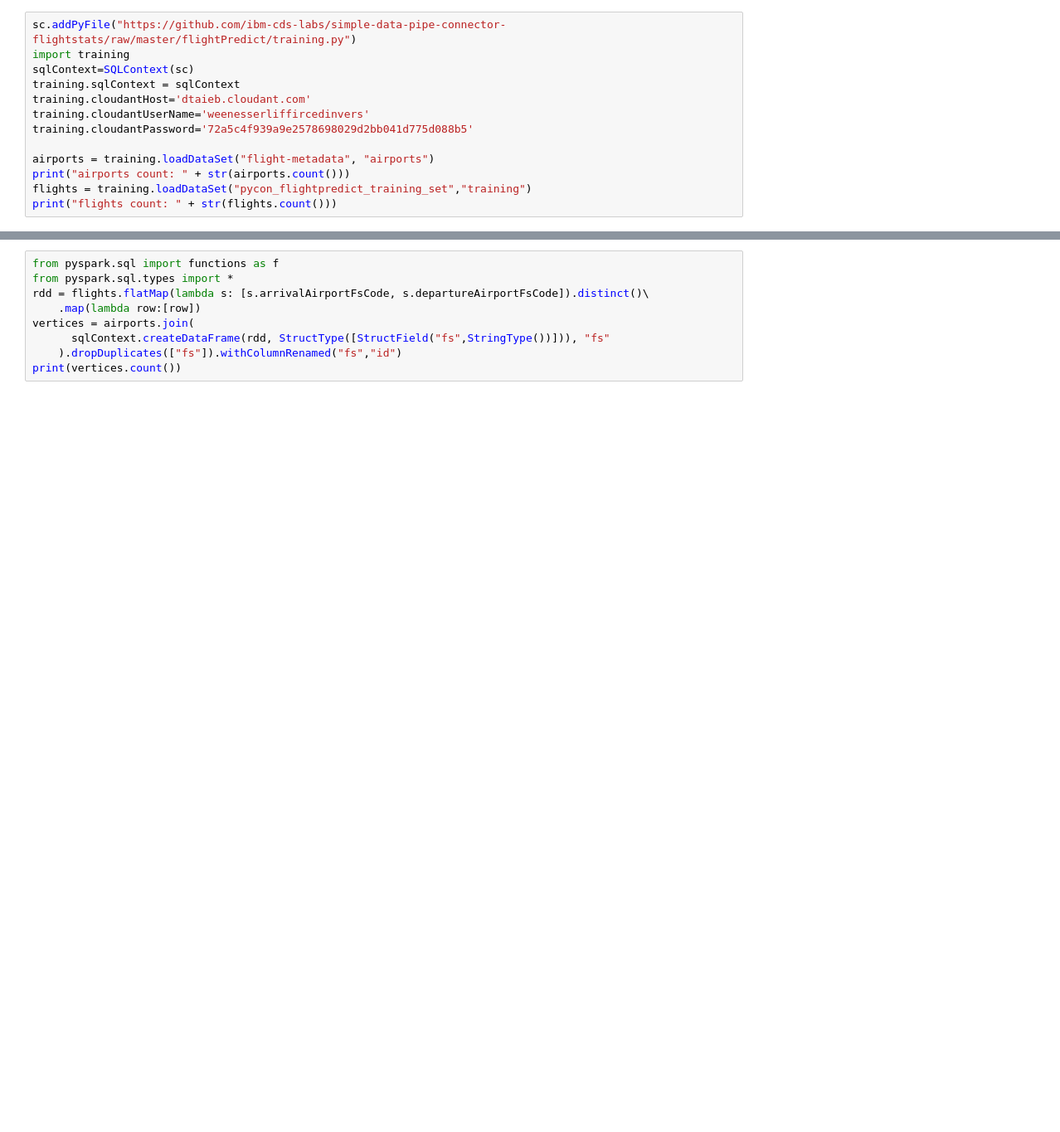
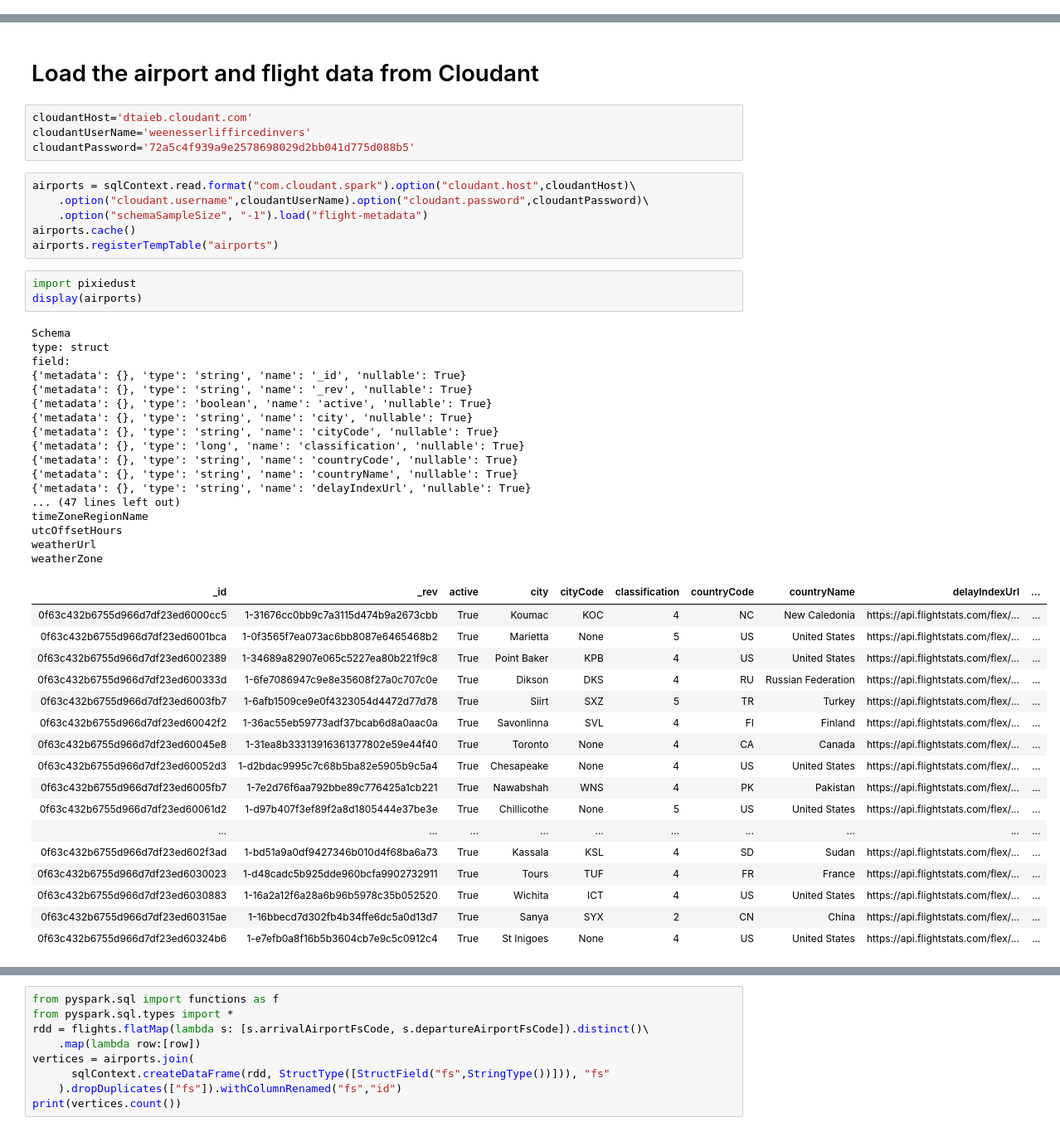
Before and after one commit to pixiedust/pixiedust, a Jupyter notebook: notebook/GraphFrame with Pixiedust.ipynb, the cells around one changed output, grey strips where cells are left out. Shown at 83% size. Drawn from its saved outputs; the diff is of its cells as text; blank space fills up the shorter version.

```diff
--- a/notebook/GraphFrame with Pixiedust.ipynb
+++ b/notebook/GraphFrame with Pixiedust.ipynb
@@ -72,13 +0,0 @@ display(g)
-# %%
-sc.addPyFile("https://github.com/ibm-cds-labs/simple-data-pipe-connector-flightstats/raw/master/flightPredict/training.py")
-import training
-sqlContext=SQLContext(sc)
-training.sqlContext = sqlContext
-training.cloudantHost='dtaieb.cloudant.com'
-training.cloudantUserName='weenesserliffircedinvers'
-training.cloudantPassword='72a5c4f939a9e2578698029d2bb041d775d088b5'
-
-airports = training.loadDataSet("flight-metadata", "airports")
-print("airports count: " + str(airports.count()))
-flights = training.loadDataSet("pycon_flightpredict_training_set","training")
-print("flights count: " + str(flights.count()))
@@ -91,0 +1,50 @@ flights count: 33336
+# %% [markdown]
+# Load the airport and flight data from Cloudant
+# %%
+cloudantHost='dtaieb.cloudant.com'
+cloudantUserName='weenesserliffircedinvers'
+cloudantPassword='72a5c4f939a9e2578698029d2bb041d775d088b5'
+# %%
+airports = sqlContext.read.format("com.cloudant.spark").option("cloudant.host",cloudantHost)\
+    .option("cloudant.username",cloudantUserName).option("cloudant.password",cloudantPassword)\
+    .option("schemaSampleSize", "-1").load("flight-metadata")
+airports.cache()
+airports.registerTempTable("airports")
+# %%
+import pixiedust
+display(airports)
+# %% [output]
+Schema
+type: struct
+field:
+{'metadata': {}, 'type': 'string', 'name': '_id', 'nullable': True}
+{'metadata': {}, 'type': 'string', 'name': '_rev', 'nullable': True}
+{'metadata': {}, 'type': 'boolean', 'name': 'active', 'nullable': True}
+{'metadata': {}, 'type': 'string', 'name': 'city', 'nullable': True}
+{'metadata': {}, 'type': 'string', 'name': 'cityCode', 'nullable': True}
+{'metadata': {}, 'type': 'long', 'name': 'classification', 'nullable': True}
+{'metadata': {}, 'type': 'string', 'name': 'countryCode', 'nullable': True}
+{'metadata': {}, 'type': 'string', 'name': 'countryName', 'nullable': True}
+{'metadata': {}, 'type': 'string', 'name': 'delayIndexUrl', 'nullable': True}
+... (47 lines left out)
+timeZoneRegionName
+utcOffsetHours
+weatherUrl
+weatherZone
+| _id | _rev | active | city | cityCode | classification | countryCode | countryName | delayIndexUrl | ... |
+| 0f63c432b6755d966d7df23ed6000cc5 | 1-31676cc0bb9c7a3115d474b9a2673cbb | True | Koumac | KOC | 4 | NC | New Caledonia | https://api.flightstats.com/flex/... | ... |
+| 0f63c432b6755d966d7df23ed6001bca | 1-0f3565f7ea073ac6bb8087e6465468b2 | True | Marietta | None | 5 | US | United States | https://api.flightstats.com/flex/... | ... |
+| 0f63c432b6755d966d7df23ed6002389 | 1-34689a82907e065c5227ea80b221f9c8 | True | Point Baker | KPB | 4 | US | United States | https://api.flightstats.com/flex/... | ... |
+| 0f63c432b6755d966d7df23ed600333d | 1-6fe7086947c9e8e35608f27a0c707c0e | True | Dikson | DKS | 4 | RU | Russian Federation | https://api.flightstats.com/flex/... | ... |
+| 0f63c432b6755d966d7df23ed6003fb7 | 1-6afb1509ce9e0f4323054d4472d77d78 | True | Siirt | SXZ | 5 | TR | Turkey | https://api.flightstats.com/flex/... | ... |
+| 0f63c432b6755d966d7df23ed60042f2 | 1-36ac55eb59773adf37bcab6d8a0aac0a | True | Savonlinna | SVL | 4 | FI | Finland | https://api.flightstats.com/flex/... | ... |
+| 0f63c432b6755d966d7df23ed60045e8 | 1-31ea8b33313916361377802e59e44f40 | True | Toronto | None | 4 | CA | Canada | https://api.flightstats.com/flex/... | ... |
+| 0f63c432b6755d966d7df23ed60052d3 | 1-d2bdac9995c7c68b5ba82e5905b9c5a4 | True | Chesapeake | None | 4 | US | United States | https://api.flightstats.com/flex/... | ... |
+| 0f63c432b6755d966d7df23ed6005fb7 | 1-7e2d76f6aa792bbe89c776425a1cb221 | True | Nawabshah | WNS | 4 | PK | Pakistan | https://api.flightstats.com/flex/... | ... |
+| 0f63c432b6755d966d7df23ed60061d2 | 1-d97b407f3ef89f2a8d1805444e37be3e | True | Chillicothe | None | 5 | US | United States | https://api.flightstats.com/flex/... | ... |
+| ... | ... | ... | ... | ... | ... | ... | ... | ... | ... |
+| 0f63c432b6755d966d7df23ed602f3ad | 1-bd51a9a0df9427346b010d4f68ba6a73 | True | Kassala | KSL | 4 | SD | Sudan | https://api.flightstats.com/flex/... | ... |
+| 0f63c432b6755d966d7df23ed6030023 | 1-d48cadc5b925dde960bcfa9902732911 | True | Tours | TUF | 4 | FR | France | https://api.flightstats.com/flex/... | ... |
+| 0f63c432b6755d966d7df23ed6030883 | 1-16a2a12f6a28a6b96b5978c35b052520 | True | Wichita | ICT | 4 | US | United States | https://api.flightstats.com/flex/... | ... |
+| 0f63c432b6755d966d7df23ed60315ae | 1-16bbecd7d302fb4b34ffe6dc5a0d13d7 | True | Sanya | SYX | 2 | CN | China | https://api.flightstats.com/flex/... | ... |
+| 0f63c432b6755d966d7df23ed60324b6 | 1-e7efb0a8f16b5b3604cb7e9c5c0912c4 | True | St Inigoes | None | 4 | US | United States | https://api.flightstats.com/flex/... | ... |
```
Also changed, not shown: parts of 20 cells of this notebook.
